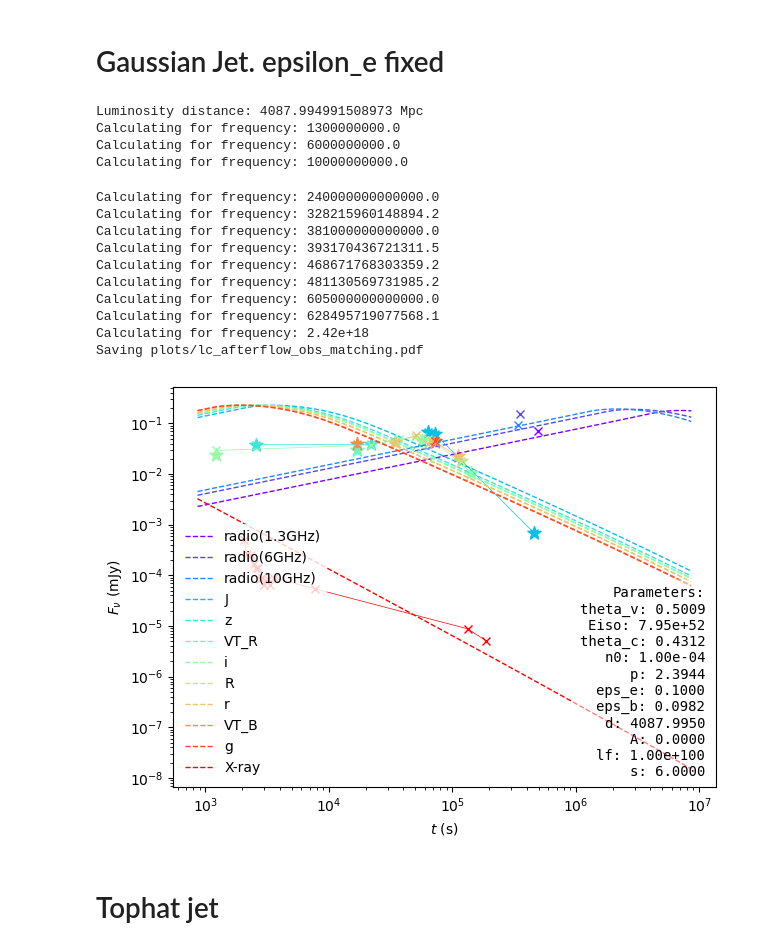
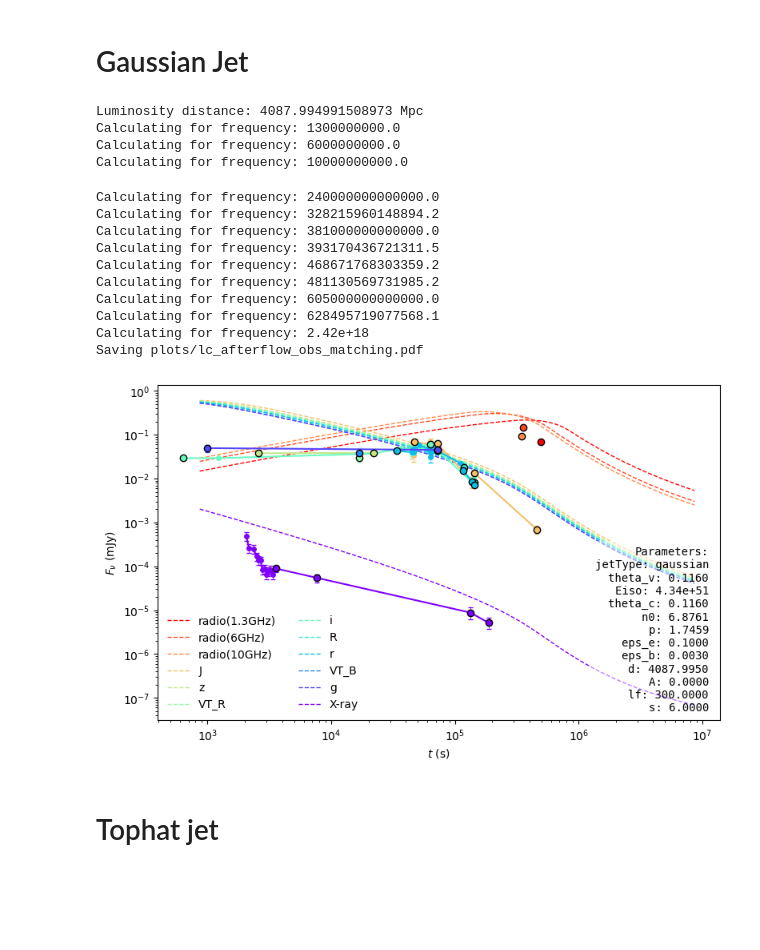
Before and after one commit to skp80286/grb_investigation, a Jupyter notebook: lc_jetsimpy.ipynb, the cells around one changed output. Cells and saved outputs as stored; diff of their text form; code cells hidden in the pictures; blank space fills up the shorter version.

```diff
--- a/lc_jetsimpy.ipynb
+++ b/lc_jetsimpy.ipynb
@@ -8,7 +8,7 @@ from astropy.cosmology import Planck15 as cosmo
 
 def lc_plot(
         jetType, loge0, logepsb, logepse, logn0, thc, thv, p, z,
-        observed_data, observed_data_fit):
+        observed_data, observed_data_fit,lf=300, A=0, s=6):
     # Jet Parameters
     dl = cosmo.luminosity_distance(z).to("Mpc").value  # Luminosity distance in Mpc
     print(f"Luminosity distance: {dl} Mpc")
@@ -21,9 +21,9 @@ def lc_plot(
         'eps_b':       10**logepsb,   # epsilon_B
         'd':           dl, # Luminosity distance in cm
         'z':           z,   # redshift
-        'A':           0,
-        'lf':          1e+100,
-        's':           6,
+        'A':           A,
+        'lf':          lf,
+        's':           s,
     }
 
     # Time and Frequencies
@@ -36,8 +36,8 @@ def lc_plot(
 
     frequencies = df_allobs[['Filt','Freqs']].drop_duplicates().sort_values(by='Freqs').to_numpy()
 
-    fig, ax = plt.subplots(1, 1)
-    cmap = get_cmap('rainbow')  # or 'plasma', 'cividis', 'magma'
+    fig, ax = plt.subplots(1, 1, figsize=(8, 5))
+    cmap = get_cmap('rainbow_r')  # or 'plasma', 'cividis', 'magma'
     colors = cmap(np.linspace(0, 1, len(frequencies)))
 
     for i, (band,nu) in enumerate(frequencies):
@@ -55,15 +55,26 @@ def lc_plot(
 
         Fnu_model = np.array(Fnu_model)
 
-        Fnu_allobs = df_allobs[df_allobs['Filt']==band][['Times','Fluxes']].sort_values(by='Times').to_numpy()
-        Fnu_fit = df_fit[df_fit['Filt']==band][['Times','Fluxes']].sort_values(by='Times').to_numpy()
+        Fnu_allobs = df_allobs[df_allobs['Filt']==band][['Times','Fluxes', 'FluxErrs']].sort_values(by='Times').to_numpy()
 
 
         ax.plot(t, Fnu_model,  linestyle='dashed', linewidth=1.0, label=f'{band}', color=colors[i])
 
-        ax.plot(Fnu_allobs[:,0], Fnu_allobs[:,1], marker='x', linestyle='solid', linewidth=0.5, color=colors[i])
+        ax.errorbar(
+            Fnu_allobs[:,0], Fnu_allobs[:,1],
+            yerr=Fnu_allobs[:,2],
+            fmt='o', linestyle='solid',
+            markersize=4, alpha=1,
+            color=colors[i], ecolor=colors[i],
+            elinewidth=0.5, capsize=2
+        )
 
-        ax.scatter(Fnu_fit[:,0], Fnu_fit[:,1], marker='*', s=100, color=colors[i])
+    for i, (band,nu) in enumerate(frequencies):
+        Fnu_fit = df_fit[df_fit['Filt']==band][['Times','Fluxes', 'FluxErrs']].sort_values(by='Times').to_numpy()
+        ax.scatter(Fnu_fit[:,0], Fnu_fit[:,1], marker='o', s=36, color=colors[i], edgecolors='black',
+        linewidths=1,zorder=100)
+
+    #ax.tick_params(axis="both",direction="in")
 
     ax.set_xscale('log')
     ax.set_yscale('log')
@@ -71,9 +82,9 @@ def lc_plot(
     ax.set_ylabel(r'$F_\nu$ (mJy)')
 
     # Create text content with all Z dictionary values
-    z_text = "Parameters:"
+    z_text = f"Parameters:\njetType: {jetType}"
     for key, value in Z.items():
-        if key in ['jetType', 'specType', 'z', 'E0']:
+        if key in ['specType', 'z', 'E0']:
             continue
             # Skip function objects, just show the key
             #z_text += f"{key}: {type(value).__name__}\n"
@@ -98,7 +109,7 @@ def lc_plot(
     #        bbox=dict(boxstyle="round,pad=0.5", facecolor="white", alpha=0.9, edgecolor="black"),
     #        verticalalignment='bottom', fontsize=10, fontfamily='monospace')
 
-    ax.legend(edgecolor='none')
+    ax.legend(edgecolor='none', loc="lower left", ncol=2)
     fig.tight_layout()
 
     print("Saving plots/lc_afterflow_obs_matching.pdf")
@@ -191,28 +119,28 @@ Saving plots/lc_afterflow_obs_matching.pdf
 # %% [markdown]
-# Gaussian Jet. epsilon_e fixed
+# Gaussian Jet
 # %%
 
 lc_plot(jetType='gaussian',
-loge0=52.90053075, logepsb=-1.00795570, logepse=-0.99998104, logn0=-3.99997147, thc=0.43116680, thv=0.50089356, p=2.39438172,
+    loge0=51.63774335, logepsb=-2.52729443, logepse=-1, logn0=0.837343178, thc=0.11597174, thv=0.11597174, p=1.74590904,
 z=0.661,
- observed_data='data/EP250704a_final_extinct_corr.csv',
- observed_data_fit='data/EP250704a_trunc.csv',)#final_extinct_corr.csv')
+ observed_data='data/mcmc_df.csv',
+ observed_data_fit='data/mcmc_df_trunc.csv',)#final_extinct_corr.csv')
 # %% [output]
 Luminosity distance: 4087.994991508973 Mpc
 Calculating for frequency: 1300000000.0
 Calculating for frequency: 6000000000.0
 Calculating for frequency: 10000000000.0
 Calculating for frequency: 240000000000000.0
 Calculating for frequency: 328215960148894.2
 Calculating for frequency: 381000000000000.0
 Calculating for frequency: 393170436721311.5
 Calculating for frequency: 468671768303359.2
 Calculating for frequency: 481130569731985.2
 Calculating for frequency: 605000000000000.0
 Calculating for frequency: 628495719077568.1
 Calculating for frequency: 2.42e+18
 Saving plots/lc_afterflow_obs_matching.pdf
-[figure, old version]
+[figure, new version]
 # %% [markdown]
 # Tophat jet
 # %%
```
Also changed, not shown: parts of 12 cells of this notebook, 5 other files.
